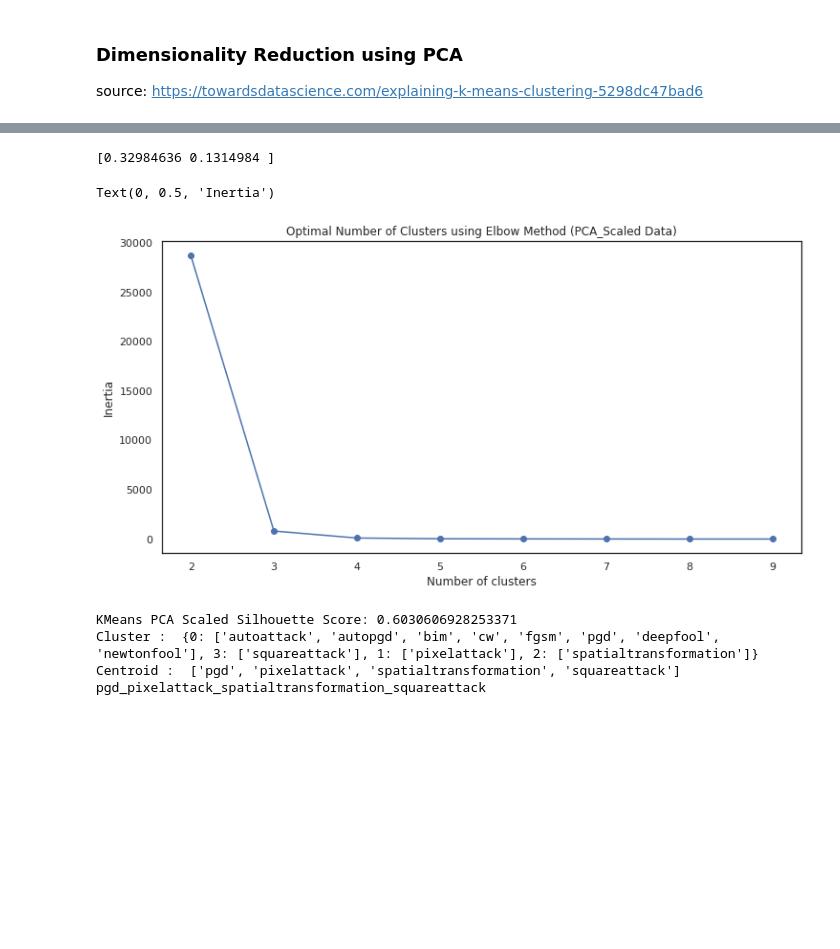
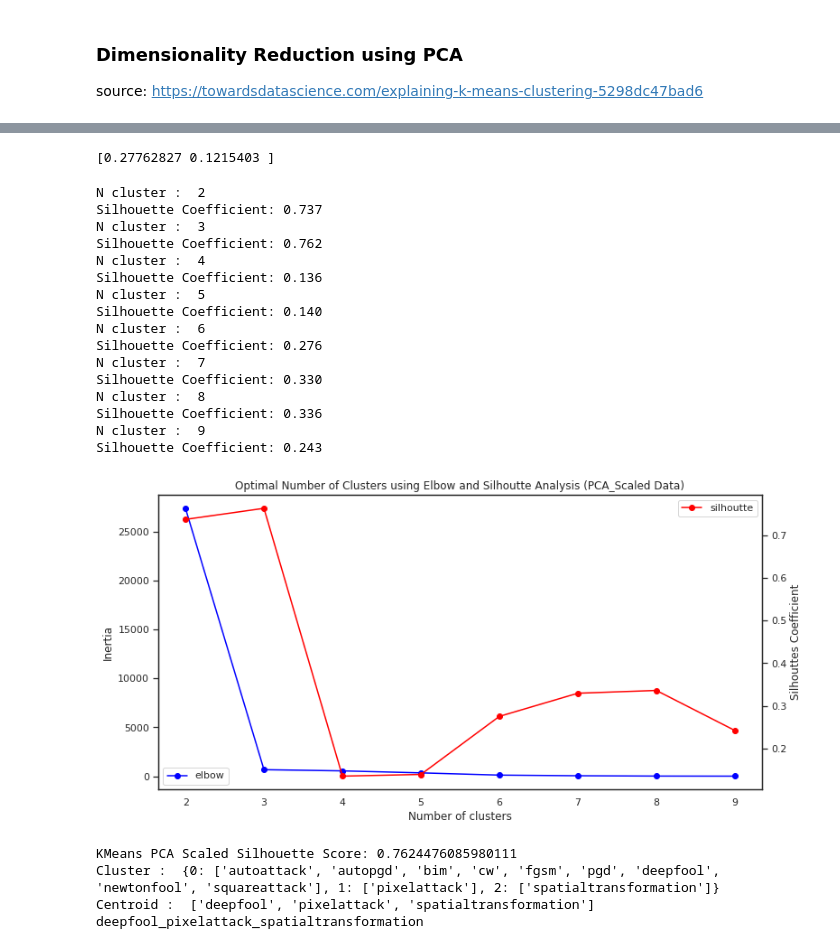
Before and after one commit to mhilmiasyrofi/attack-analysis, a Jupyter notebook: cifar10/clustering-analysis-bot.ipynb, the cells around one changed output, grey strips where cells are left out. Saved outputs shown, nothing was run; the diff lists cells and outputs as text; code cells hidden in the pictures; blank space fills up the shorter version.

Commit message:
add clustering analysis

```diff
--- a/cifar10/clustering-analysis-bot.ipynb
+++ b/cifar10/clustering-analysis-bot.ipynb
@@ -9,6 +9,9 @@ import matplotlib.pyplot as plt
 from scipy.spatial import distance
 # %%
 base_dir = "trained_models/backup/"
+base_dir = "trained_models/backup_10epochs/"
+base_dir = "trained_models/backup_20epochs_50sample/"
+# base_dir = "trained_models/backup_30epochs_50sample/"
 def load_data(train, test, fname) :
     fpath = base_dir + "resnet18_{}_piecewise_eps8_bs128_maxlr0.1_ls0.3_BNeval/eval/{}/{}.txt".format(train, test, fname)
     return np.loadtxt(fpath).astype(np.int)
@@ -504,27 +437,56 @@ from sklearn.metrics import silhouette_score
 from sklearn.decomposition import PCA
 
 n_components = 2
-columns = ["pc" + str(i) for i in range(n_components)]
+columns = ["PC" + str(i+1) for i in range(n_components)]
 pca = PCA(n_components=n_components)
 pca_scale = pca.fit_transform(accuracies)
 pca_df_scale = pd.DataFrame(pca_scale, columns=columns)
 print(pca.explained_variance_ratio_)
 # %% [output]
-[0.32984636 0.1314984 ]
+[0.27762827 0.1215403 ]
 # %%
 sse = []
+silhouttes = []
 k_list = range(2, 10)
 for k in k_list:
-    km = KMeans(n_clusters=k)
+    km = KMeans(n_clusters=k,  n_init=1, max_iter=500, init='k-means++', random_state=42)
     km.fit(pca_df_scale)
+    labels = km.labels_
     sse.append([k, km.inertia_])
+    print("N cluster : ", k)
+    silhoutte = metrics.silhouette_score(pca_df_scale, labels)
+    print("Silhouette Coefficient: %0.3f" % silhoutte)
+    silhouttes.append([k, silhoutte])
 
 pca_results_scale = pd.DataFrame({'Cluster': k_list, 'SSE': sse})
 plt.figure(figsize=(12,6))
-plt.plot(pd.DataFrame(sse)[0], pd.DataFrame(sse)[1], marker='o')
-plt.title('Optimal Number of Clusters using Elbow Method (PCA_Scaled Data)')
+plt.plot(pd.DataFrame(sse)[0], pd.DataFrame(sse)[1], marker='o', color="blue", label="elbow")
+plt.title('Optimal Number of Clusters using Elbow and Silhoutte Analysis (PCA_Scaled Data)')
 plt.xlabel('Number of clusters')
 plt.ylabel('Inertia')
+plt.legend(loc='lower left')
+plt.twinx()
+plt.plot(pd.DataFrame(silhouttes)[0], pd.DataFrame(silhouttes)[1], marker='o', color='red', label="silhoutte")
+plt.ylabel('Silhouttes Coefficient')
+f = plt.legend(loc='upper right')
+
+path = "plot/bot-cluster-analysis.png"
+f.figure.savefig(path, bbox_inches='tight')
 # %% [output]
-Text(0, 0.5, 'Inertia')
+N cluster :  2
+Silhouette Coefficient: 0.737
+N cluster :  3
+Silhouette Coefficient: 0.762
+N cluster :  4
+Silhouette Coefficient: 0.136
+N cluster :  5
+Silhouette Coefficient: 0.140
+N cluster :  6
+Silhouette Coefficient: 0.276
+N cluster :  7
+Silhouette Coefficient: 0.330
+N cluster :  8
+Silhouette Coefficient: 0.336
+N cluster :  9
+Silhouette Coefficient: 0.243
-[figure, old version]
+[figure, new version]
@@ -531,7 +514,7 @@ Text(0, 0.5, 'Inertia')
 # %%
 from sklearn.metrics import pairwise_distances_argmin_min
 
-n_cluster = 4
+n_cluster = 3
 kmeans_pca_scale = KMeans(n_clusters=n_cluster, n_init=100, max_iter=500, init='k-means++', random_state=42).fit(pca_df_scale)
 print('KMeans PCA Scaled Silhouette Score: {}'.format(silhouette_score(pca_df_scale, kmeans_pca_scale.labels_, metric='euclidean')))
 labels_pca_scale = kmeans_pca_scale.labels_
@@ -547,10 +530,10 @@ print("_".join(closest))
 
 clusters_pca_scale = pd.concat([pca_df_scale, pd.DataFrame({'pca_clusters':labels_pca_scale})], axis=1)
 # %% [output]
-KMeans PCA Scaled Silhouette Score: 0.6030606928253371
-Cluster :  {0: ['autoattack', 'autopgd', 'bim', 'cw', 'fgsm', 'pgd', 'deepfool', 'newtonfool'], 3: ['squareattack'], 1: ['pixelattack'], 2: ['spatialtransformation']}
-Centroid :  ['pgd', 'pixelattack', 'spatialtransformation', 'squareattack']
-pgd_pixelattack_spatialtransformation_squareattack
+KMeans PCA Scaled Silhouette Score: 0.7624476085980111
+Cluster :  {0: ['autoattack', 'autopgd', 'bim', 'cw', 'fgsm', 'pgd', 'deepfool', 'newtonfool', 'squareattack'], 1: ['pixelattack'], 2: ['spatialtransformation']}
+Centroid :  ['deepfool', 'pixelattack', 'spatialtransformation']
+deepfool_pixelattack_spatialtransformation
 # %%
 pca_df_scale
 # %% [output]
```
Also changed, not shown: parts of 23 cells of this notebook.
